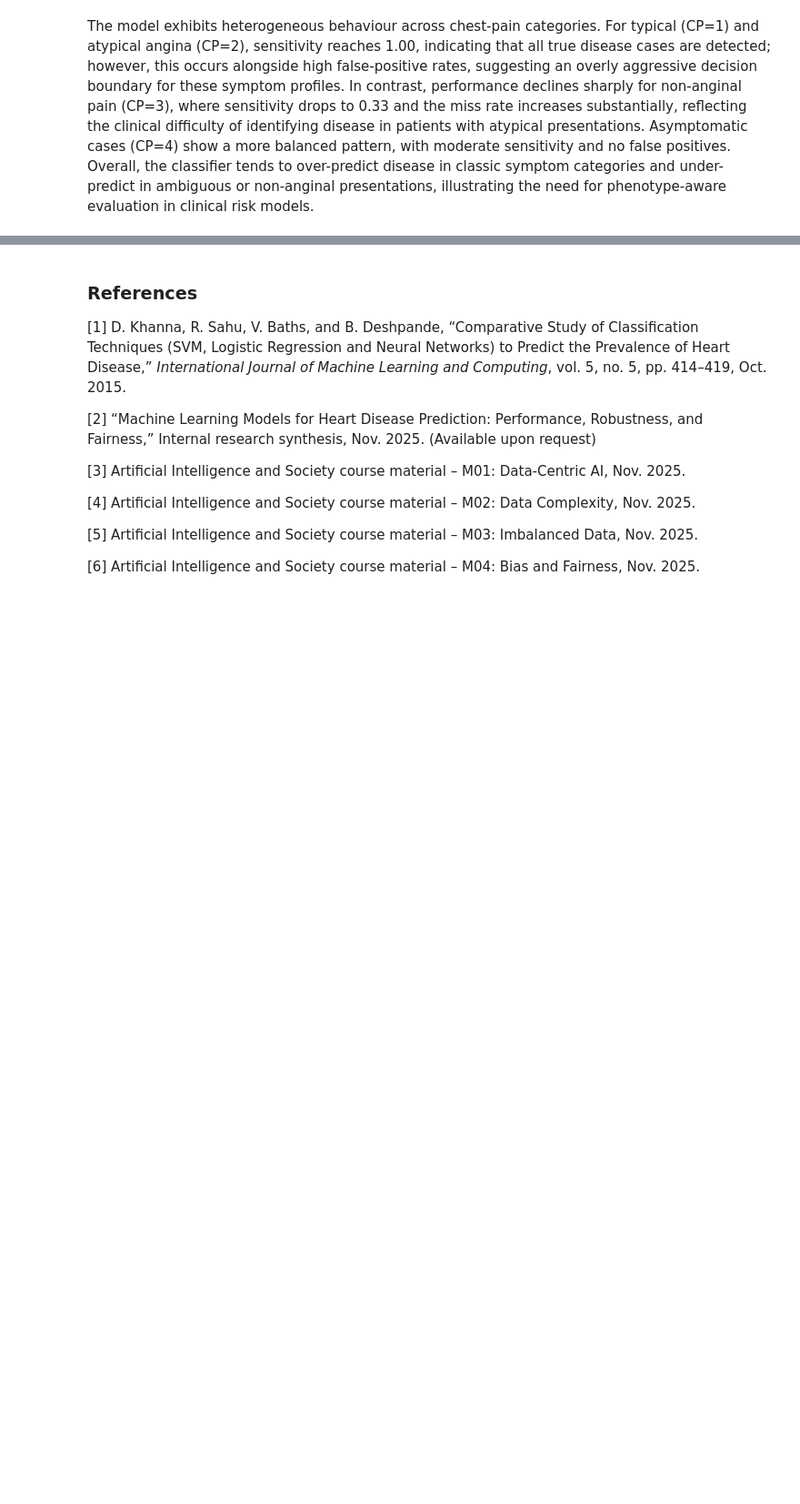
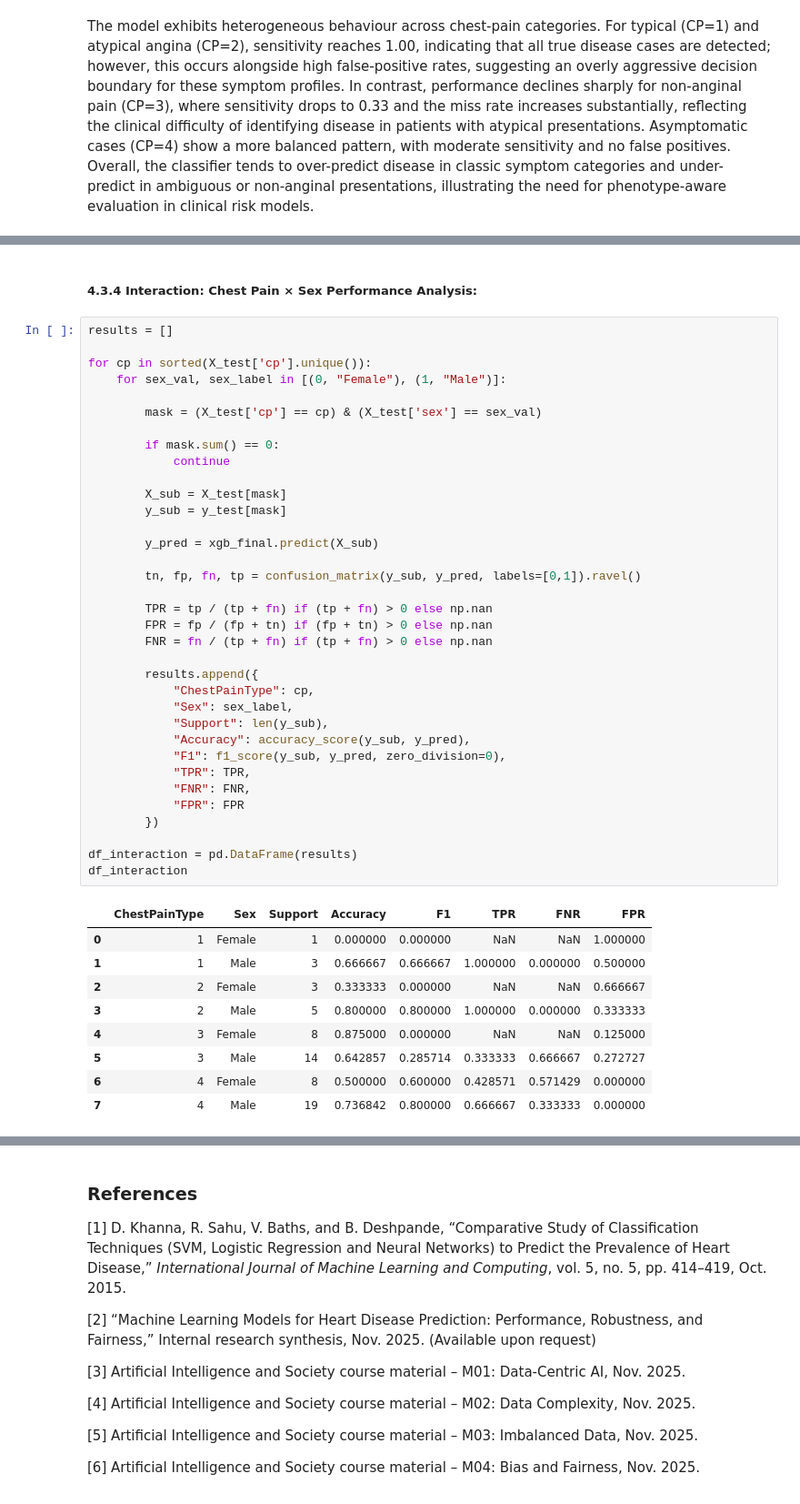
Before and after one commit to Mihalachee/Phenotypic-Bias-in-Heart-Disease-Prediction, a Jupyter notebook: indiviual.ipynb, the cells around one changed output, grey strips where cells are left out. Shown at 91% size. Drawn from its saved outputs; the diff is of its cells as text; blank space fills up the shorter version.

```diff
--- a/indiviual.ipynb
+++ b/indiviual.ipynb
@@ -1922,0 +1927,47 @@ array([0, 1])
+# %% [markdown]
+##### 4.3.4 Interaction: Chest Pain × Sex Performance Analysis:
+# %%
+results = []
+
+for cp in sorted(X_test['cp'].unique()):
+    for sex_val, sex_label in [(0, "Female"), (1, "Male")]:
+
+        mask = (X_test['cp'] == cp) & (X_test['sex'] == sex_val)
+
+        if mask.sum() == 0:
+            continue
+
+        X_sub = X_test[mask]
+        y_sub = y_test[mask]
+
+        y_pred = xgb_final.predict(X_sub)
+
+        tn, fp, fn, tp = confusion_matrix(y_sub, y_pred, labels=[0,1]).ravel()
+
+        TPR = tp / (tp + fn) if (tp + fn) > 0 else np.nan
+        FPR = fp / (fp + tn) if (fp + tn) > 0 else np.nan
+        FNR = fn / (tp + fn) if (tp + fn) > 0 else np.nan
+
+        results.append({
+            "ChestPainType": cp,
+            "Sex": sex_label,
+            "Support": len(y_sub),
+            "Accuracy": accuracy_score(y_sub, y_pred),
+            "F1": f1_score(y_sub, y_pred, zero_division=0),
+            "TPR": TPR,
+            "FNR": FNR,
+            "FPR": FPR
+        })
+
+df_interaction = pd.DataFrame(results)
+df_interaction
+# %% [output]
+|  | ChestPainType | Sex | Support | Accuracy | F1 | TPR | FNR | FPR |
+| 0 | 1 | Female | 1 | 0.000000 | 0.000000 | NaN | NaN | 1.000000 |
+| 1 | 1 | Male | 3 | 0.666667 | 0.666667 | 1.000000 | 0.000000 | 0.500000 |
+| 2 | 2 | Female | 3 | 0.333333 | 0.000000 | NaN | NaN | 0.666667 |
+| 3 | 2 | Male | 5 | 0.800000 | 0.800000 | 1.000000 | 0.000000 | 0.333333 |
+| 4 | 3 | Female | 8 | 0.875000 | 0.000000 | NaN | NaN | 0.125000 |
+| 5 | 3 | Male | 14 | 0.642857 | 0.285714 | 0.333333 | 0.666667 | 0.272727 |
+| 6 | 4 | Female | 8 | 0.500000 | 0.600000 | 0.428571 | 0.571429 | 0.000000 |
+| 7 | 4 | Male | 19 | 0.736842 | 0.800000 | 0.666667 | 0.333333 | 0.000000 |
```
Also changed, not shown: parts of 7 cells of this notebook.
